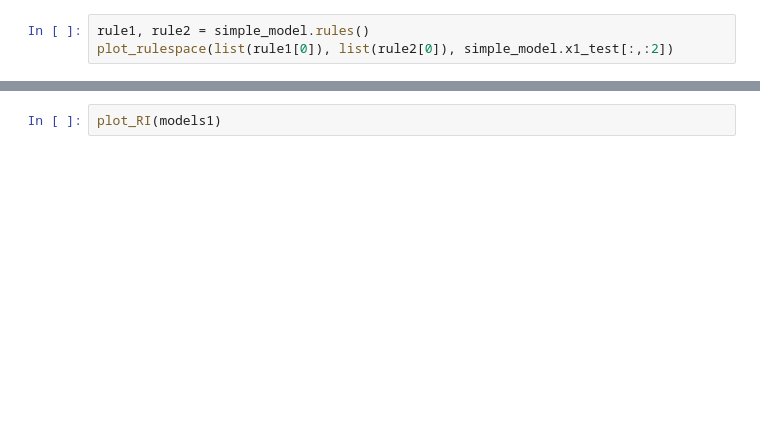
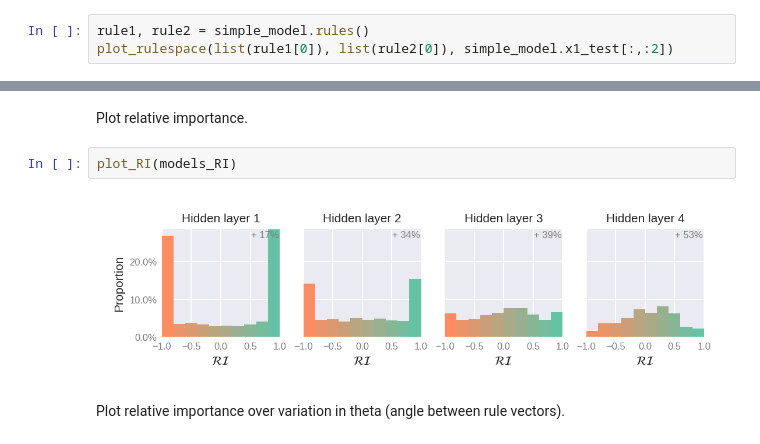
Before and after one commit to LukeHollingsworth/ModNet, a Jupyter notebook: SoftTaskSpace/SoftTaskSpace.ipynb, the cells around one changed output, grey strips where cells are left out. Drawn from its saved outputs; the diff is of its cells as text; blank space fills up the shorter version.

```diff
--- a/SoftTaskSpace/SoftTaskSpace.ipynb
+++ b/SoftTaskSpace/SoftTaskSpace.ipynb
@@ -33,4 +44,10 @@ plot_training(models1)
+# %% [markdown]
+Plot relative importance.
 # %%
-plot_RI(models1)
+plot_RI(models_RI)
+# %% [output]
+[figure, added]
+# %% [markdown]
+Plot relative importance over variation in theta (angle between rule vectors).
 # %%
 theta_variation(model_class='simple_network')
```
Also changed, not shown: parts of 12 cells of this notebook, 27 other files.
